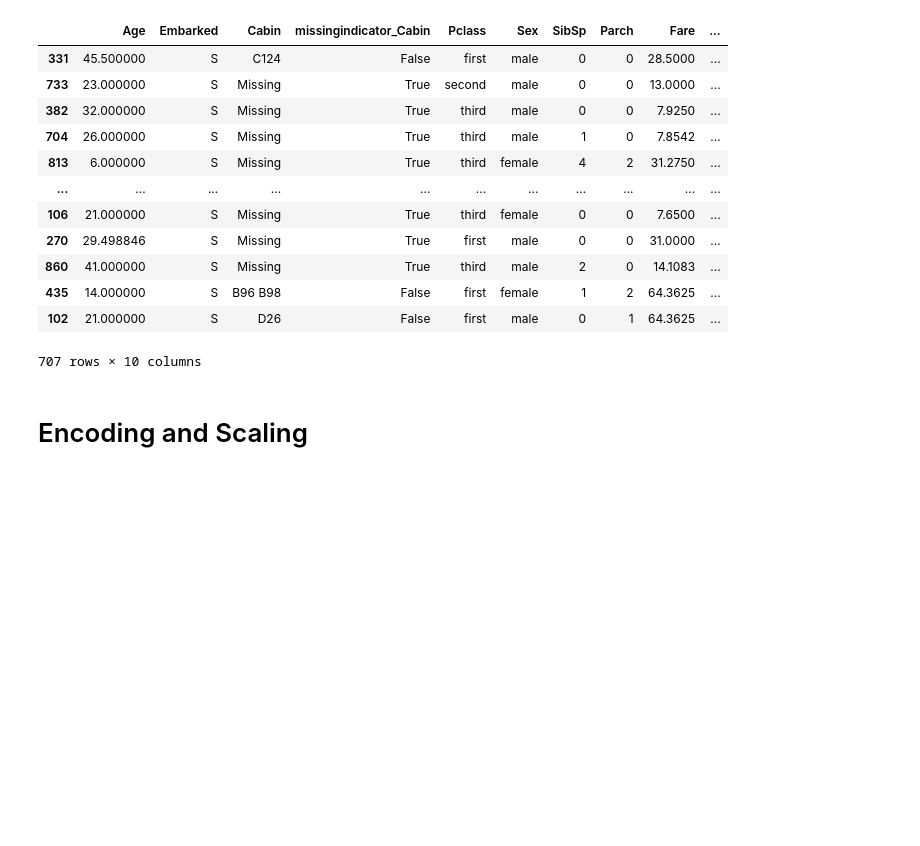
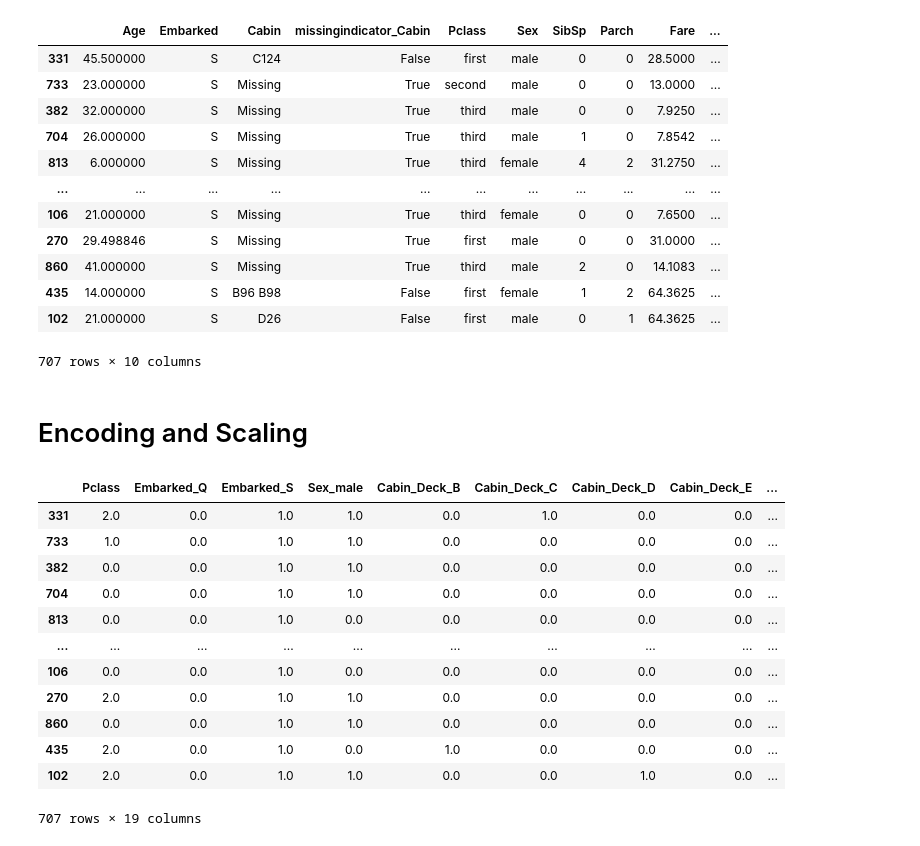
Before and after one commit to SamiulIslam007/phitron-machine-learning-practice, a Jupyter notebook: titanic_feature_engineering_completed.ipynb, the cells around one changed output. Saved outputs shown, nothing was run; the diff lists cells and outputs as text; code cells hidden in the pictures; blank space fills up the shorter version.

Commit message:
Column transformer p-2

```diff
--- a/titanic_feature_engineering_completed.ipynb
+++ b/titanic_feature_engineering_completed.ipynb
@@ -138,6 +138,31 @@ encoder_scaler = ColumnTransformer(
         ('age_scaler', StandardScaler(), ['Age']),
         ('fare_scaler', MinMaxScaler(), ['Fare', 'FamilySize']),
 
-    ]
+    ],
+    remainder = 'passthrough',
+    verbose_feature_names_out=False
 
 )
+
+encoder_scaler.set_output(transform = 'pandas')
+
+encoder_scaler.fit(X_train)
+
+X_train = encoder_scaler.transform(X_train)
+X_test = encoder_scaler.transform(X_test)
+# %%
+X_train
+# %% [output]
+|  | Pclass | Embarked_Q | Embarked_S | Sex_male | Cabin_Deck_B | Cabin_Deck_C | Cabin_Deck_D | Cabin_Deck_E | ... |
+| 331 | 2.0 | 0.0 | 1.0 | 1.0 | 0.0 | 1.0 | 0.0 | 0.0 | ... |
+| 733 | 1.0 | 0.0 | 1.0 | 1.0 | 0.0 | 0.0 | 0.0 | 0.0 | ... |
+| 382 | 0.0 | 0.0 | 1.0 | 1.0 | 0.0 | 0.0 | 0.0 | 0.0 | ... |
+| 704 | 0.0 | 0.0 | 1.0 | 1.0 | 0.0 | 0.0 | 0.0 | 0.0 | ... |
+| 813 | 0.0 | 0.0 | 1.0 | 0.0 | 0.0 | 0.0 | 0.0 | 0.0 | ... |
+| ... | ... | ... | ... | ... | ... | ... | ... | ... | ... |
+| 106 | 0.0 | 0.0 | 1.0 | 0.0 | 0.0 | 0.0 | 0.0 | 0.0 | ... |
+| 270 | 2.0 | 0.0 | 1.0 | 1.0 | 0.0 | 0.0 | 0.0 | 0.0 | ... |
+| 860 | 0.0 | 0.0 | 1.0 | 1.0 | 0.0 | 0.0 | 0.0 | 0.0 | ... |
+| 435 | 2.0 | 0.0 | 1.0 | 0.0 | 1.0 | 0.0 | 0.0 | 0.0 | ... |
+| 102 | 2.0 | 0.0 | 1.0 | 1.0 | 0.0 | 0.0 | 1.0 | 0.0 | ... |
+707 rows × 19 columns
```
Also changed, not shown: parts of 4 cells of this notebook.
